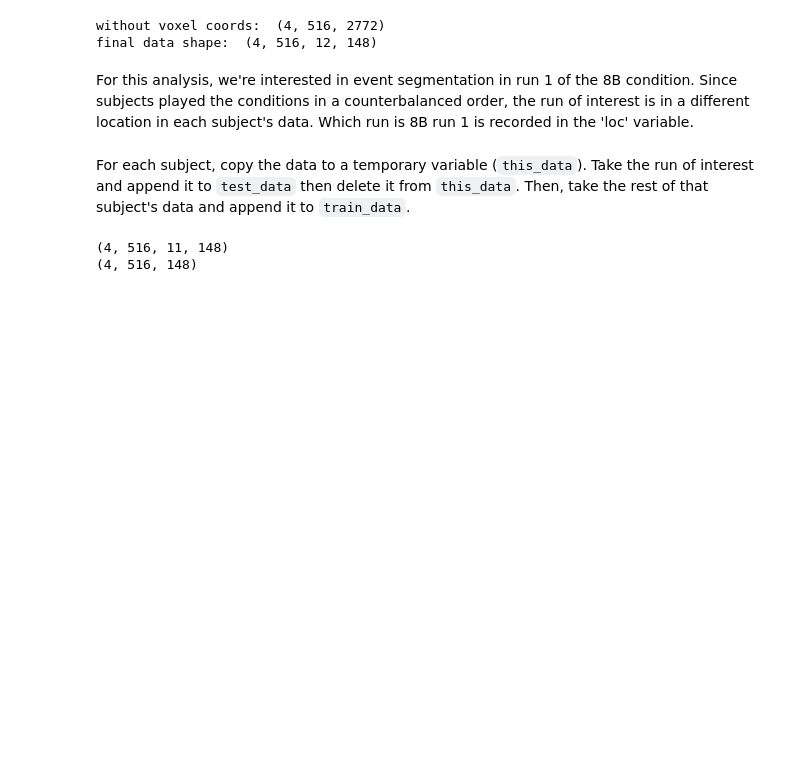
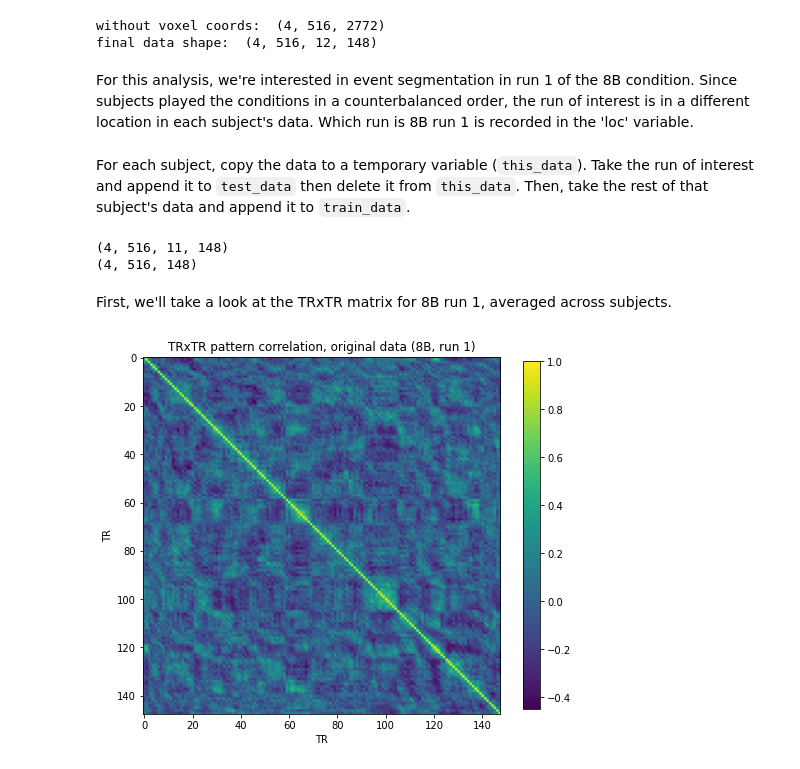
Before and after one commit to riesacassano/fMRI_piano, a Jupyter notebook: ryc_TRxTR_SRM_090721.ipynb, the cells around one changed output. Saved outputs shown, nothing was run; the diff lists cells and outputs as text; code cells hidden in the pictures; blank space fills up the shorter version.

Commit message:
Added TRxTR visualization

```diff
--- a/ryc_TRxTR_SRM_090721.ipynb
+++ b/ryc_TRxTR_SRM_090721.ipynb
@@ -88,3 +88,19 @@ print(test_data.shape)
 # %% [output]
 (4, 516, 11, 148)
 (4, 516, 148)
+# %% [markdown]
+First, we'll take a look at the TRxTR matrix for 8B run 1, averaged across subjects.
+# %%
+# average the data across subjects
+avg_test_data = np.average(test_data,axis=0)
+
+# compute the correlation TR by TR and plot
+m_orig = np.corrcoef(avg_test_data, rowvar=False)
+fig,ax = plt.subplots(figsize=(8,8))
+im = ax.imshow(m_orig)
+fig.colorbar(im,shrink=0.8)
+ax.set_title('TRxTR pattern correlation, original data (8B, run 1)')
+ax.set_ylabel('TR')
+ax.set_xlabel('TR');
+# %% [output]
+[figure, added]
```
Also changed, not shown: parts of 3 cells of this notebook.
